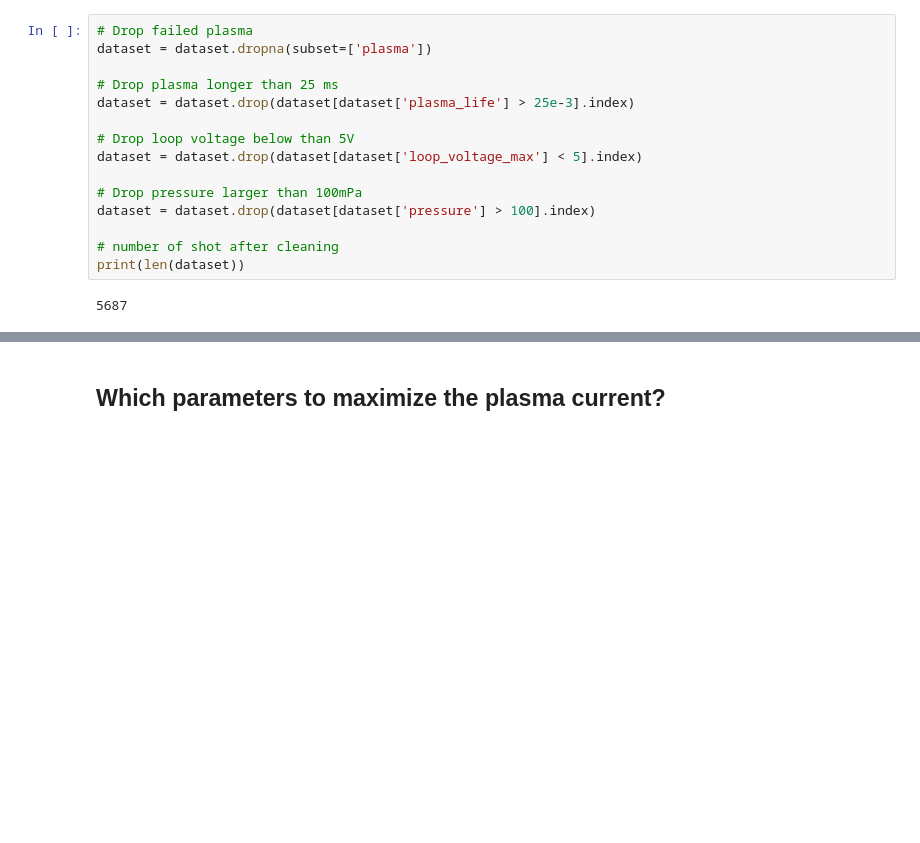
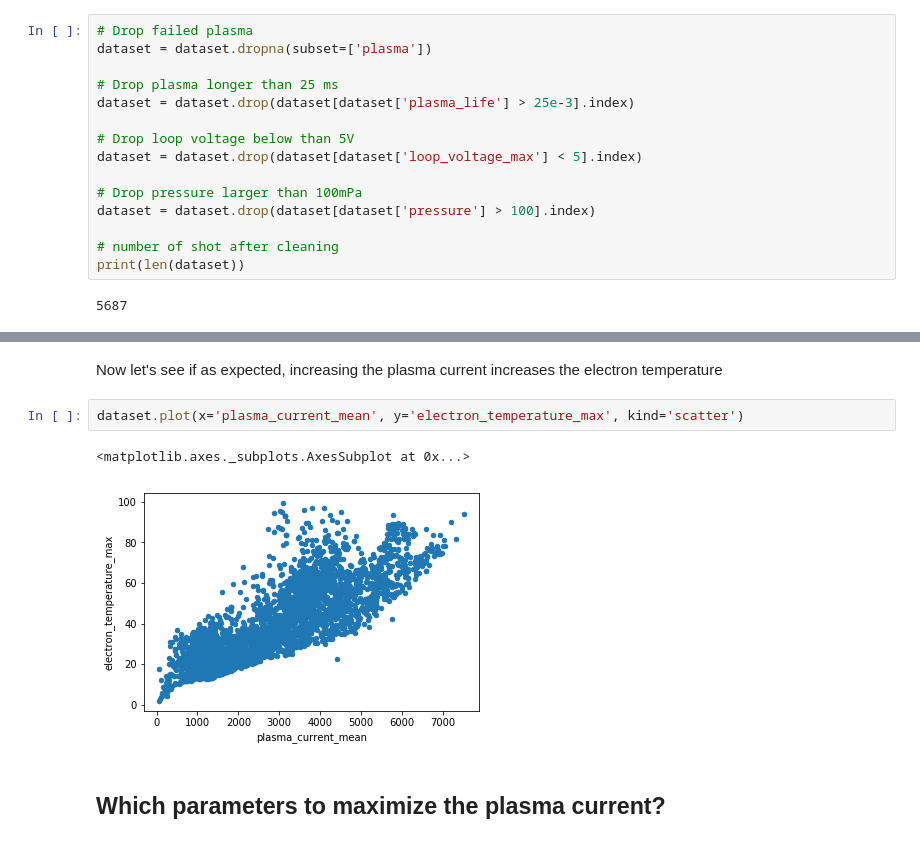
Before and after one commit to jhillairet/GOLEM, a Jupyter notebook: GOLEM_Estimating the best parameter set to maximize something.ipynb, the cells around one changed output, grey strips where cells are left out. Saved outputs shown, nothing was run; the diff lists cells and outputs as text; blank space fills up the shorter version.

```diff
--- a/GOLEM_Estimating the best parameter set to maximize something.ipynb
+++ b/GOLEM_Estimating the best parameter set to maximize something.ipynb
@@ -52,3 +87,10 @@ print(len(dataset))
+# %% [markdown]
+Now let's see if as expected, increasing the plasma current increases the electron temperature
+# %%
+dataset.plot(x='plasma_current_mean', y='electron_temperature_max', kind='scatter')
+# %% [output]
+<matplotlib.axes._subplots.AxesSubplot at 0x...>
+[figure, added]
 # %% [markdown]
 ## Which parameters to maximize the plasma current?
 # %%
```
Also changed, not shown: parts of 13 cells of this notebook, 1 other file.
